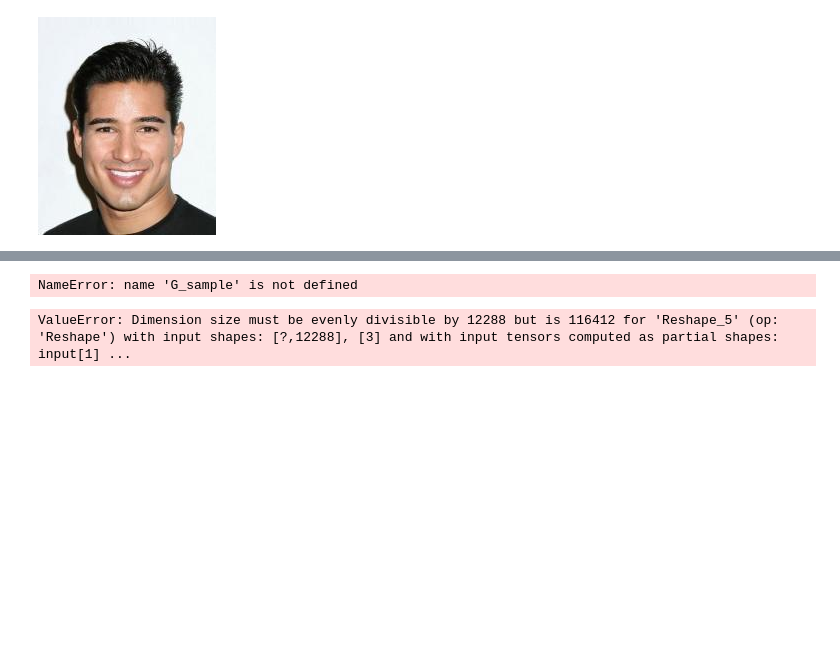
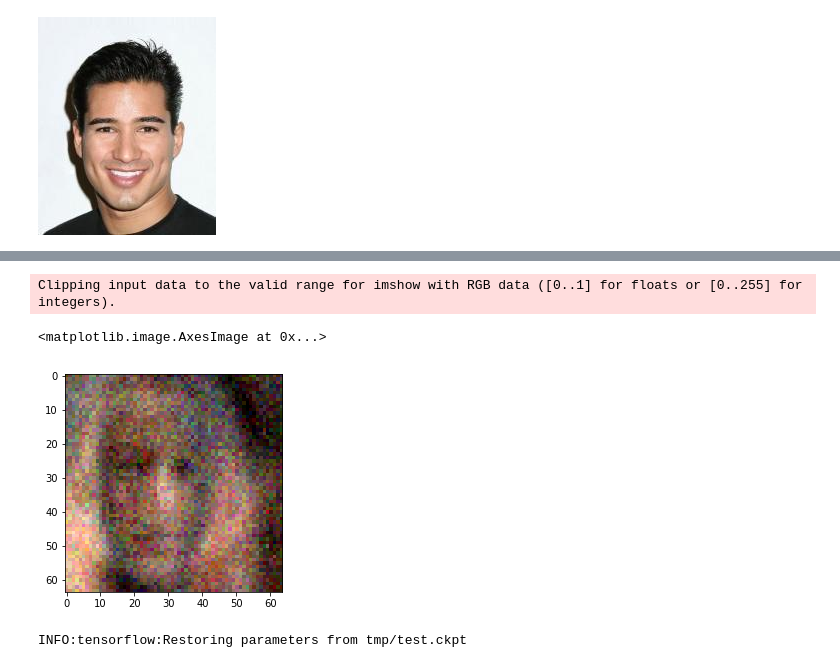
Before and after one commit to sussco/GAN-CelebFaces, a Jupyter notebook: notebook.ipynb, the cells around one changed output, grey strips where cells are left out. Saved outputs shown, nothing was run; the diff lists cells and outputs as text; code cells hidden in the pictures; blank space fills up the shorter version.

```diff
--- a/notebook.ipynb
+++ b/notebook.ipynb
@@ -161,14 +276,8 @@ Clipping input data to the valid range for imshow with RGB data ([0..1] for floa
 # %%
-Z_batch = sample_Z(1, 100)
-X_batch = get_batch(1, dataset)
-sess.run(G_sample, feed_dict={X: X_batch, Z: Z_batch})
-plt.imshow(tf.reshape(G_sample, shape=(218,178,3)).eval(session=sess, feed_dict={X: X_batch, Z: Z_batch}))
+Z_batch = sample_Z(1, 60)
+img = tf.reshape(X_fake, shape=(64,64,3)).eval(session=sess, feed_dict={Z: Z_batch})
+plt.imshow(img)
 # %% [output]
-NameError: name 'G_sample' is not defined
+Clipping input data to the valid range for imshow with RGB data ([0..1] for floats or [0..255] for integers).
+<matplotlib.image.AxesImage at 0x...>
+[figure, added]
-# %%
-Z_batch = sample_Z(1, 100)
-X_batch = get_batch(1, dataset)
-sess.run(G_sample, feed_dict={X: X_batch, Z: Z_batch})
-plt.imshow(tf.reshape(G_sample, shape=(218,178,3)).eval(session=sess, feed_dict={X: X_batch, Z: Z_batch}))
-# %% [output]
-ValueError: Dimension size must be evenly divisible by 12288 but is 116412 for 'Reshape_5' (op: 'Reshape') with input shapes: [?,12288], [3] and with input tensors computed as partial shapes: input[1] ...
@@ -174,0 +287,6 @@ ValueError: Dimension size must be evenly divisible by 12288 but is 116412 for '
+# %%
+sess = tf.Session()
+saver = tf.train.Saver()
+saver.restore(sess, "tmp/test.ckpt")
+# %% [output]
+INFO:tensorflow:Restoring parameters from tmp/test.ckpt
```
Also changed, not shown: parts of 14 cells of this notebook, 2 other files.
